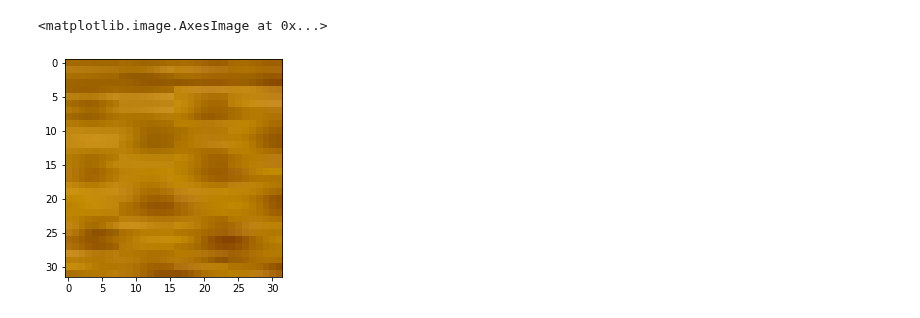
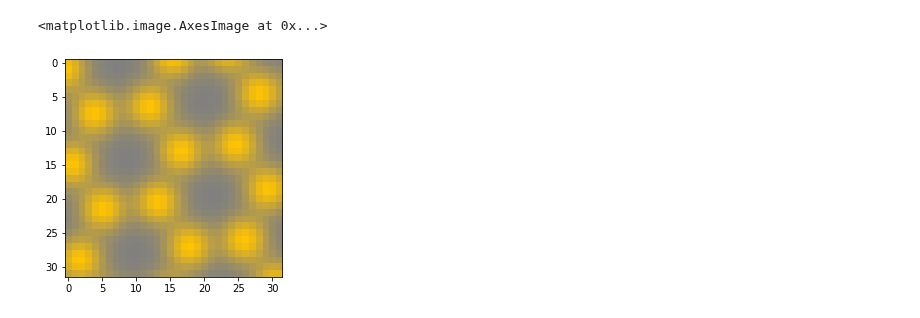
Before and after one commit to DanielMGlazer/HexogonalMLProject, a Jupyter notebook: Image predictions.ipynb, the cells around one changed output. Saved outputs shown, nothing was run; the diff lists cells and outputs as text; code cells hidden in the pictures.

```diff
--- a/Image predictions.ipynb
+++ b/Image predictions.ipynb
@@ -25,9 +26,9 @@ im_arr_batch=np.array([im_arr])
 # %%
 plt.figure()
 ax = plt.subplot(1,1,1)
-ax.imshow(im_arr)
+ax.imshow(test_im)
 # %% [output]
 <matplotlib.image.AxesImage at 0x...>
-[figure, old version]
+[figure, new version]
 # %%
 #Loads in a testing image
```
Also changed, not shown: parts of 9 cells of this notebook, 2 other files.
